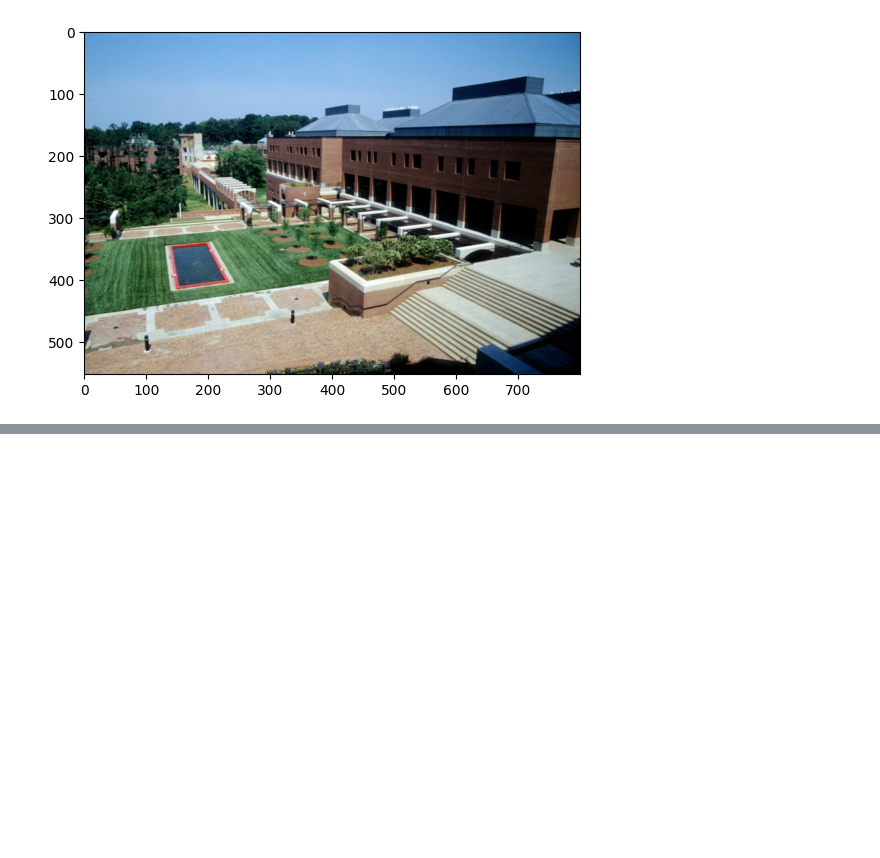
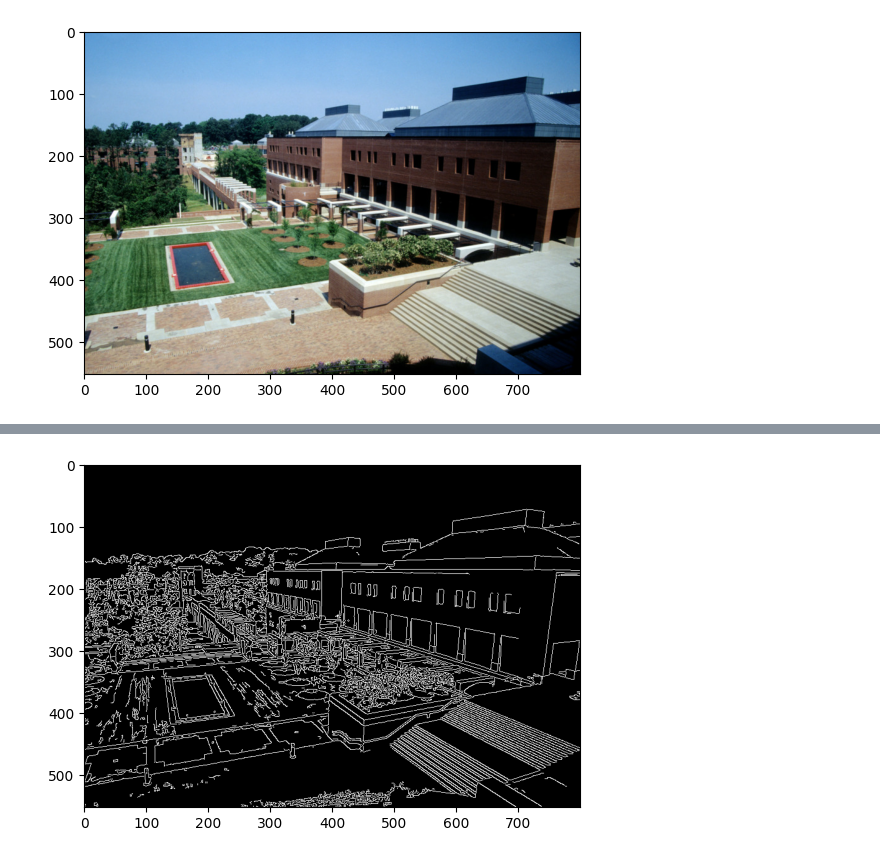
Before and after one commit to danielrawlins21/Artificial_Vision, a Jupyter notebook: Projects/Objectives/Jupiyter Test/Jupyter_test.ipynb, the cells around one changed output, grey strips where cells are left out. Cells and saved outputs as stored; diff of their text form; code cells hidden in the pictures; blank space fills up the shorter version.

```diff
--- a/Projects/Objectives/Jupiyter Test/Jupyter_test.ipynb
+++ b/Projects/Objectives/Jupiyter Test/Jupyter_test.ipynb
@@ -17,0 +25,9 @@ plt.show()
+# %%
+# Edge detection with canny
+edges = cv.Canny(image=img, threshold1=100, threshold2=200)
+
+# Show the result on screen
+plt.imshow(edges, cmap="gray")
+plt.show()
+# %% [output]
+[figure, added]
```
Also changed, not shown: parts of 2 cells of this notebook.
